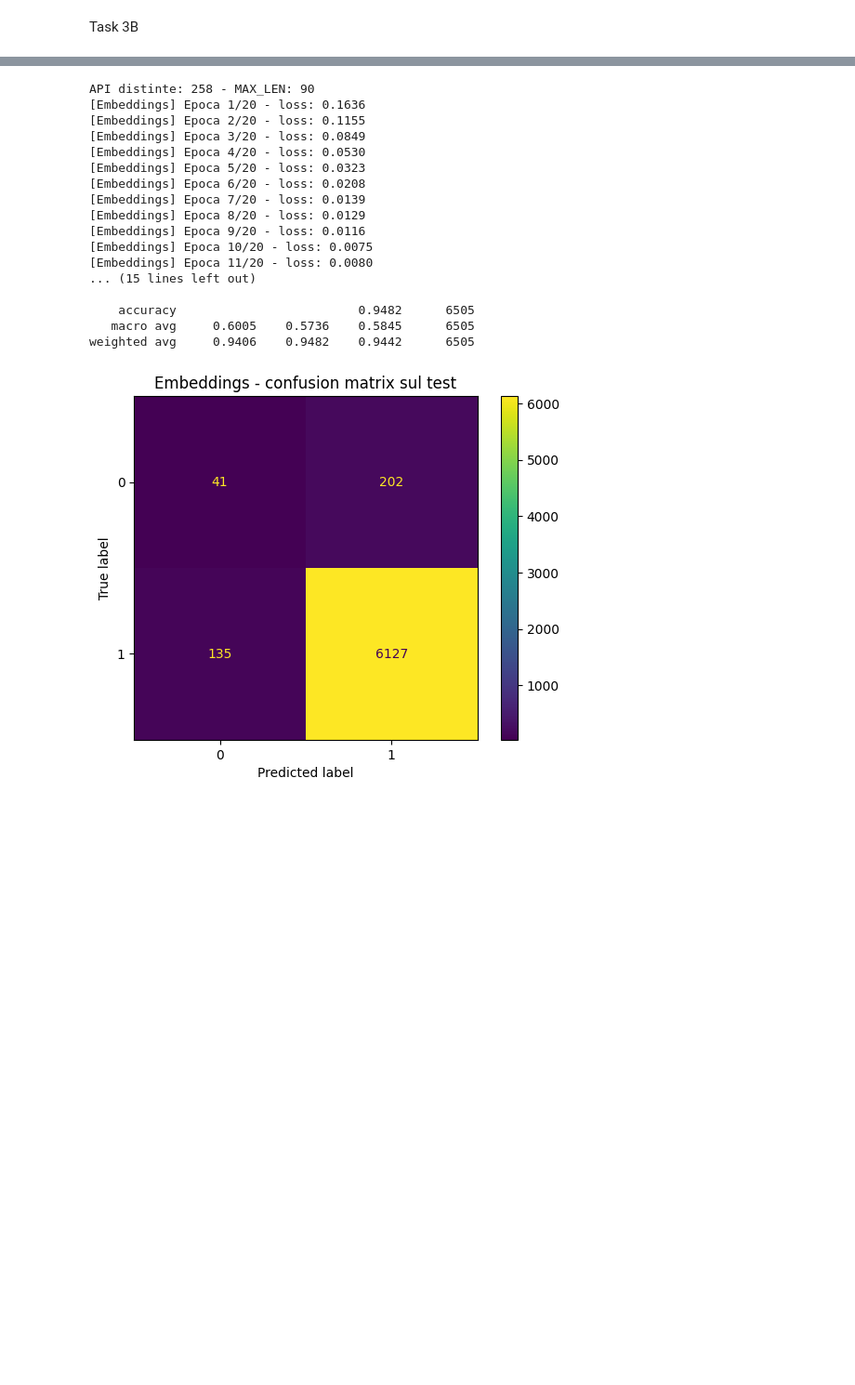
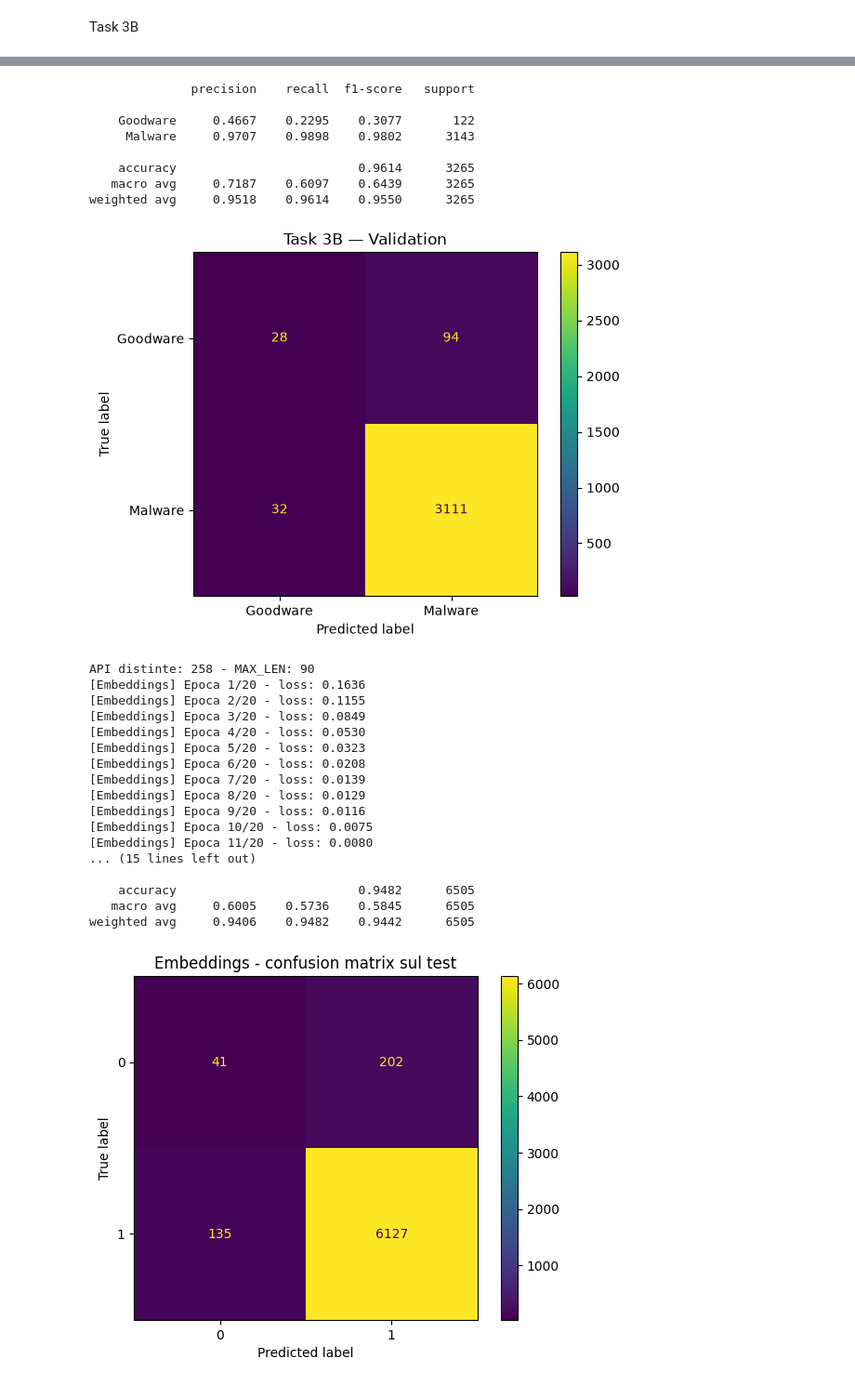
Before and after one commit to HaxelThePenguine/AI-Cybersecurity_labs2026, a Jupyter notebook: Lab_02/lab2.ipynb, the cells around one changed output, grey strips where cells are left out. Shown at 93% size. Saved outputs shown, nothing was run; the diff lists cells and outputs as text; code cells hidden in the pictures; blank space fills up the shorter version.

```diff
--- a/Lab_02/lab2.ipynb
+++ b/Lab_02/lab2.ipynb
@@ -545 +815,32 @@ Task 3B
+# %%
+model_emb.eval()
+with torch.no_grad():
+    probabilities = torch.sigmoid(model_emb(X_val_emb))
+    predictions_emb = (probabilities > THRESHOLD).int().cpu().numpy()
+
+print(classification_report(
+    val_split["is_malware"],
+    predictions_emb,
+    target_names=["Goodware", "Malware"],
+    digits=4,
+    zero_division=0
+))
+
+ConfusionMatrixDisplay.from_predictions(
+    val_split["is_malware"],
+    predictions_emb,
+    display_labels=["Goodware", "Malware"]
+)
+plt.title("Task 3B — Validation")
+plt.show()
+# %% [output]
+              precision    recall  f1-score   support
+
+    Goodware     0.4667    0.2295    0.3077       122
+     Malware     0.9707    0.9898    0.9802      3143
+
+    accuracy                         0.9614      3265
+   macro avg     0.7187    0.6097    0.6439      3265
+weighted avg     0.9518    0.9614    0.9550      3265
+[figure, added]
 # %%
```
Also changed, not shown: parts of 19 cells of this notebook, 2 other files.
